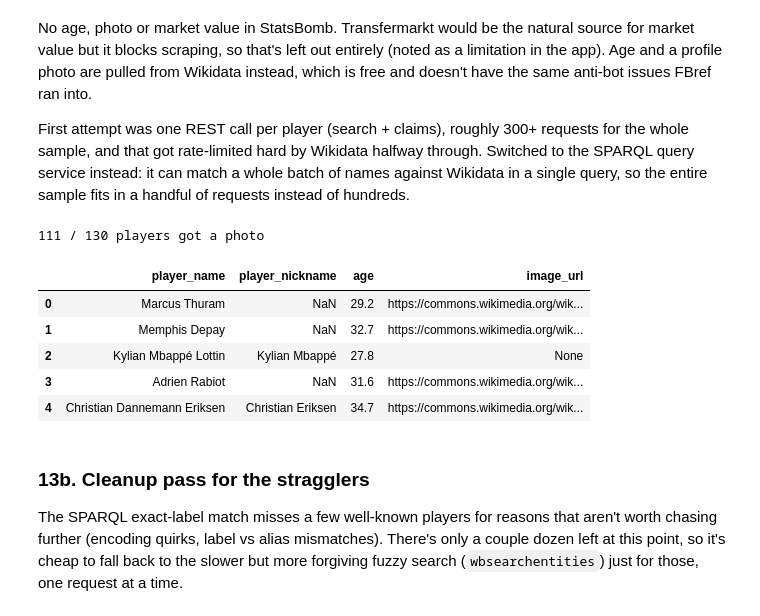
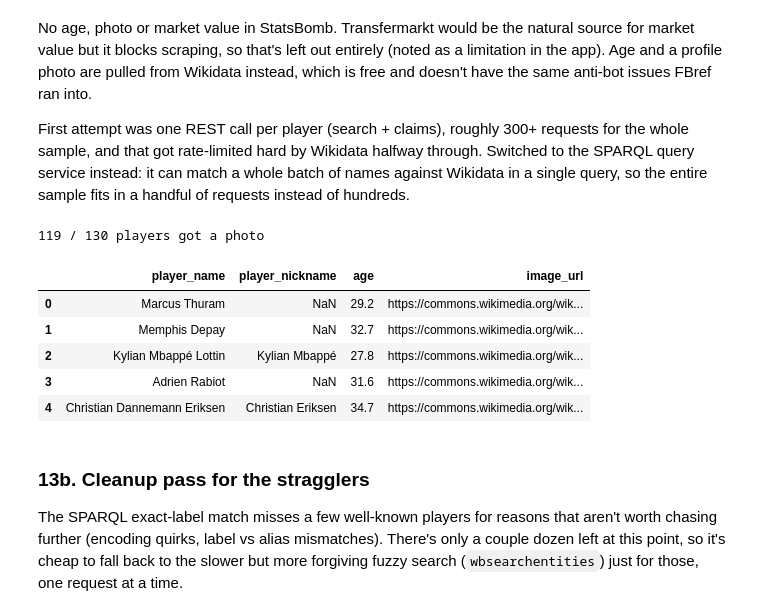
Before and after one commit to VeillonC/Player-similarity-scouting, a Jupyter notebook: notebook/data_pipeline.ipynb, the cells around one changed output. Cells and saved outputs as stored; diff of their text form; code cells hidden in the pictures.

Commit message:
fix: wrong age for homonym

```diff
--- a/notebook/data_pipeline.ipynb
+++ b/notebook/data_pipeline.ipynb
@@ -488,6 +499,14 @@ MANUAL_NAME_OVERRIDES = {
     "Alexis Mac Allister": "Alexis Mac Allister",  # StatsBomb's nickname has no space ("MacAllister"), Wikidata's label does
 }
 
+# caught Cristiano Ronaldo resolving to a 16-year-old: the SPARQL query had no ORDER BY, so when
+# a common name/alias matches more than one footballer-tagged entity (homonyms, vandalism, a
+# half-filled stub), "first plausible candidate" meant whichever one the endpoint happened to
+# return first -> arbitrary, and the birth-year filter alone (>= 1975) doesn't rule out a real but
+# obscure 16-year-old. Fix: rank candidates by Wikidata sitelink count and take the most-documented
+# one. A world-class international player has dozens of language sitelinks; a random homonym
+# rarely has more than one or two -> this is a far stronger disambiguator than birth year alone.
+
 def sparql_escape(name):
     return name.replace(chr(92), chr(92) * 2).replace('"', chr(92) + '"')
 
@@ -501,7 +520,7 @@ def run_sparql_batch(names):
     # and came back with a truncated, broken JSON body because of exactly that
     values = " ".join(f'"{sparql_escape(n)}"@en' for n in names)
     query = f"""
-    SELECT DISTINCT ?name ?person ?dob ?image WHERE {{
+    SELECT DISTINCT ?name ?person ?dob ?image ?sitelinks WHERE {{
       {{
         VALUES ?name {{ {values} }}
         ?person rdfs:label ?name .
@@ -512,6 +531,7 @@ def run_sparql_batch(names):
       ?person wdt:P106 wd:{FOOTBALLER_QID} .
       OPTIONAL {{ ?person wdt:P569 ?dob . }}
       OPTIONAL {{ ?person wdt:P18 ?image . }}
+      ?person wikibase:sitelinks ?sitelinks .
     }}
     """
     resp = requests.post(
@@ -524,21 +544,27 @@ def run_sparql_batch(names):
 
 def parse_bindings(bindings):
     # a name can match more than one person (homonyms), even after the footballer-occupation filter
-    # in the query itself -> collect every candidate per name and prefer one with a plausible birth
-    # year over just taking whichever one the query happened to return first
+    # in the query itself -> collect every candidate per name, discard implausible birth years, and
+    # of what's left prefer the one with the most Wikidata sitelinks (i.e. the most documented /
+    # notable entity for that name) rather than just taking whichever the query happened to list first
     candidates = {}
     for b in bindings:
         name = b["name"]["value"]
         dob = b["dob"]["value"][:10] if "dob" in b else None
         image_url = COMMONS_FILEPATH + b["image"]["value"].rsplit("/", 1)[-1] if "image" in b else None
-        candidates.setdefault(name, []).append((dob, image_url))
+        sitelinks = int(b["sitelinks"]["value"]) if "sitelinks" in b else 0
+        candidates.setdefault(name, []).append((dob, image_url, sitelinks))
 
     out = {}
     for name, options in candidates.items():
         plausible = [o for o in options if o[0] is None or int(o[0][:4]) >= MIN_PLAUSIBLE_BIRTH_YEAR]
         # if every candidate for this name looks implausible, treat it as no match rather than
         # confidently accepting the wrong one -> it falls through to the retry passes below instead
-        out[name] = plausible[0] if plausible else (None, None)
+        if not plausible:
+            out[name] = (None, None)
+            continue
+        best = max(plausible, key=lambda o: o[2])
+        out[name] = (best[0], best[1])
     return out
 
 players = df[["player_name", "player_nickname"]].drop_duplicates(subset="player_name").copy()
@@ -558,35 +584,35 @@ for batch in chunked(list(search_to_players.keys()), 40):
     for search_name in batch:
         for player_name in search_to_players[search_name]:
             wiki_info[player_name] = results.get(search_name, (None, None))
     time.sleep(1.0)
 
 # second pass: for anyone still unmatched, retry with just the first two words of the full name
 still_missing = [pn for pn, v in wiki_info.items() if v == (None, None)]
 fallback_map = {(" ".join(pn.split()[:2]) if len(pn.split()) > 2 else pn): pn for pn in still_missing}
 
 if fallback_map:
     fallback_names = list(fallback_map.keys())
     for batch in chunked(fallback_names, 40):
         results = parse_bindings(run_sparql_batch(batch))
         for fname in batch:
             if fname in results:
                 wiki_info[fallback_map[fname]] = results[fname]
         time.sleep(1.0)
 
 df["birthdate"] = pd.to_datetime(df["player_name"].map(lambda n: wiki_info.get(n, (None, None))[0]), errors="coerce")
 today = pd.Timestamp.today()
 df["age"] = ((today - df["birthdate"]).dt.days / 365.25).round(1)
 df["image_url"] = df["player_name"].map(lambda n: wiki_info.get(n, (None, None))[1])
 
 found = df["image_url"].notna().sum()
 print(f"{found} / {len(df)} players got a photo")
 df[["player_name", "player_nickname", "age", "image_url"]].head()
 # %% [output]
-111 / 130 players got a photo
+119 / 130 players got a photo
 |  | player_name | player_nickname | age | image_url |
 | 0 | Marcus Thuram | NaN | 29.2 | https://commons.wikimedia.org/wik... |
 | 1 | Memphis Depay | NaN | 32.7 | https://commons.wikimedia.org/wik... |
-| 2 | Kylian Mbappé Lottin | Kylian Mbappé | 27.8 | None |
+| 2 | Kylian Mbappé Lottin | Kylian Mbappé | 27.8 | https://commons.wikimedia.org/wik... |
 | 3 | Adrien Rabiot | NaN | 31.6 | https://commons.wikimedia.org/wik... |
 | 4 | Christian Dannemann Eriksen | Christian Eriksen | 34.7 | https://commons.wikimedia.org/wik... |
 # %% [markdown]
```
Also changed, not shown: parts of 4 cells of this notebook, 1 other file.
